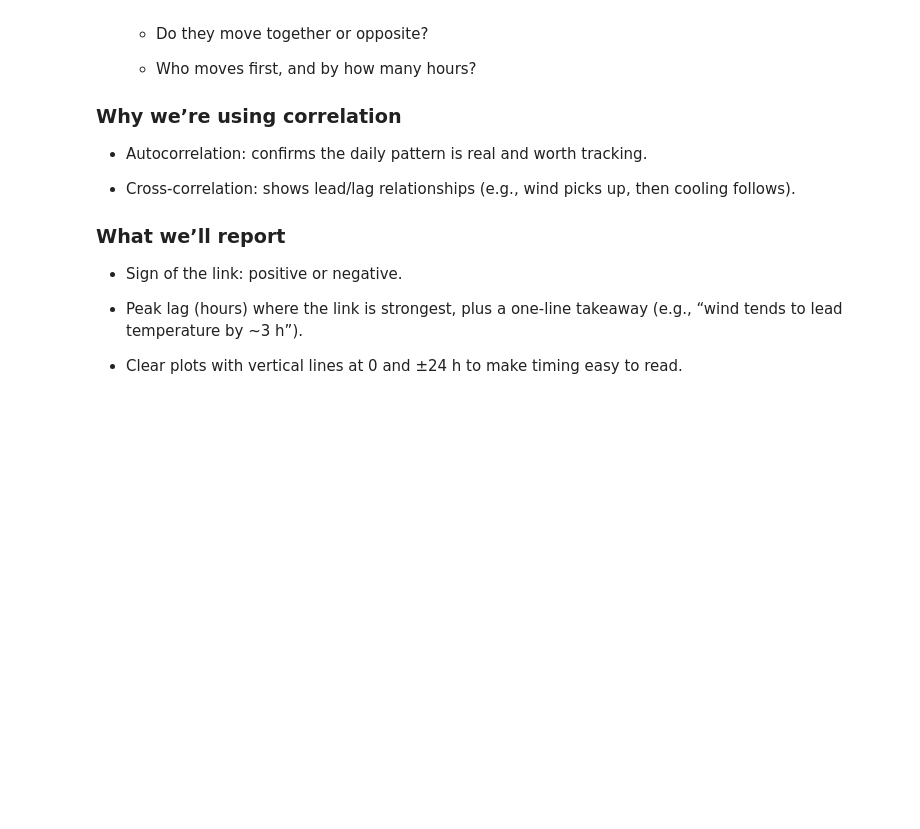
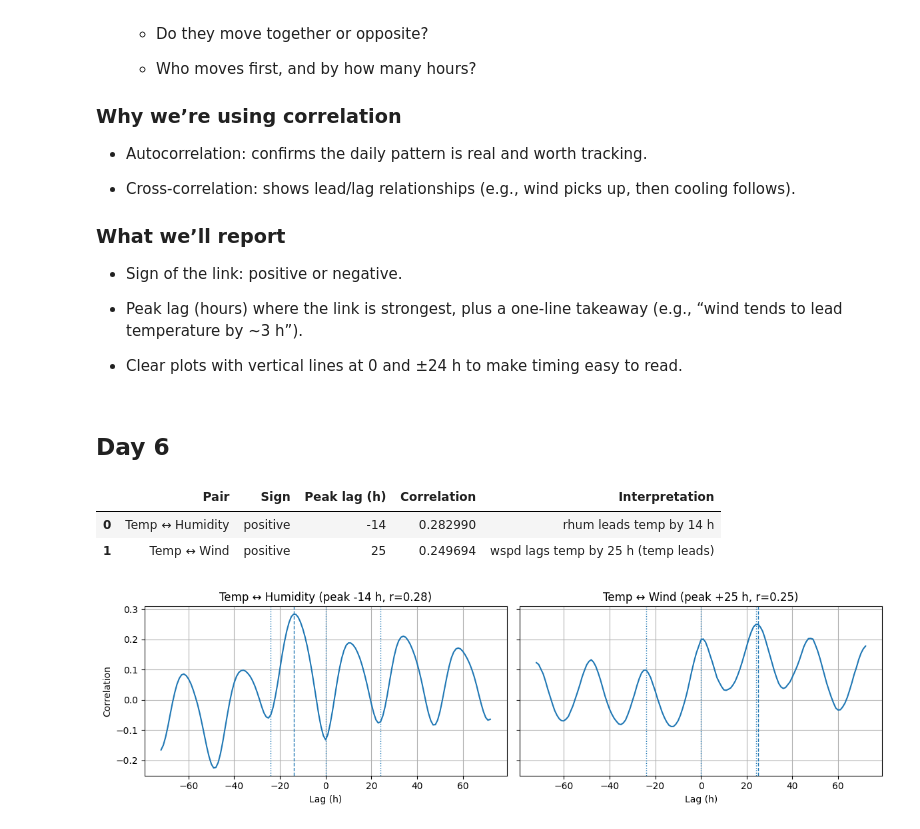
Before and after one commit to infamousperi/GBSV_MC, a Jupyter notebook: MC1/Correlation.ipynb, the cells around one changed output. Saved outputs shown, nothing was run; the diff lists cells and outputs as text; code cells hidden in the pictures; blank space fills up the shorter version.

```diff
--- a/MC1/Correlation.ipynb
+++ b/MC1/Correlation.ipynb
@@ -119,3 +119,65 @@ Tokyo temperature clearly repeats on a daily rhythm; the ACF peaks near 24 hours
 - Peak lag (hours) where the link is strongest, plus a one-line takeaway (e.g., “wind tends to lead temperature by ~3 h”).
 
 - Clear plots with vertical lines at 0 and ±24 h to make timing easy to read.
+# %% [markdown]
+## Day 6
+# %%
+pairs = []
+if 'rhum' in df.columns: pairs.append(("Temp ↔ Humidity", 'temp', 'rhum'))
+if 'wspd' in df.columns: pairs.append(("Temp ↔ Wind",     'temp', 'wspd'))
+
+rows = []
+series_for_plots = {}
+
+for name, a, b in pairs:
+    s = xcorr(df[a], df[b], max_lag_hours=72)  # REUSE Day 4's xcorr
+    series_for_plots[name] = s
+    lag = int(s.abs().idxmax())
+    r   = float(s.loc[lag])
+    sign = "positive" if r >= 0 else "negative"
+    interp = (
+        f"{b} lags {a} by {lag} h (temp leads)" if lag > 0 else
+        f"{b} leads {a} by {abs(lag)} h" if lag < 0 else
+        "move together (0 h lag)"
+    )
+    rows.append((name, sign, lag, r, interp))
+
+summary = pd.DataFrame(rows, columns=["Pair","Sign","Peak lag (h)","Correlation","Interpretation"])
+summary
+# %% [output]
+|  | Pair | Sign | Peak lag (h) | Correlation | Interpretation |
+| 0 | Temp ↔ Humidity | positive | -14 | 0.282990 | rhum leads temp by 14 h |
+| 1 | Temp ↔ Wind | positive | 25 | 0.249694 | wspd lags temp by 25 h (temp leads) |
+# %%
+n = len(series_for_plots)
+if n:
+    cols = 2
+    rows = (n + cols - 1) // cols
+    fig, axes = plt.subplots(rows, cols, figsize=(12, 3.5*rows), sharex=True, sharey=True)
+
+    axes = np.atleast_1d(axes).ravel()  # robust: 1 or many axes
+
+    for i, (name, s) in enumerate(series_for_plots.items()):
+        ax = axes[i]
+        s.plot(ax=ax)
+
+        # Day 4 markers
+        for k in (-24, 0, 24):
+            ax.axvline(k, linestyle=':', linewidth=1)
+
+        # mark peak lag
+        lag = s.abs().idxmax()
+        ax.axvline(lag, linestyle='--', linewidth=1)
+
+        ax.set_title(f"{name} (peak {lag:+} h, r={s.loc[lag]:.2f})")
+        ax.set_xlabel("Lag (h)")
+        ax.set_ylabel("Correlation")
+
+    # hide any unused subplots
+    for j in range(n, len(axes)):
+        axes[j].axis('off')
+
+    plt.tight_layout()
+    plt.show()
+# %% [output]
+[figure, added]
```
Also changed, not shown: parts of 2 cells of this notebook.
